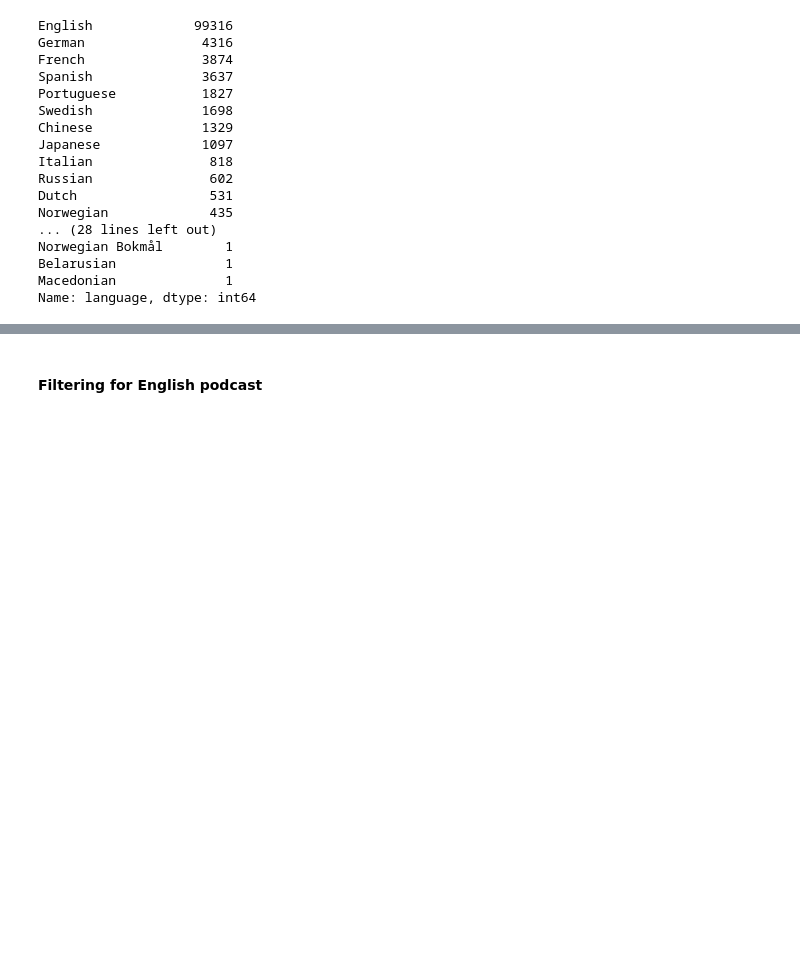
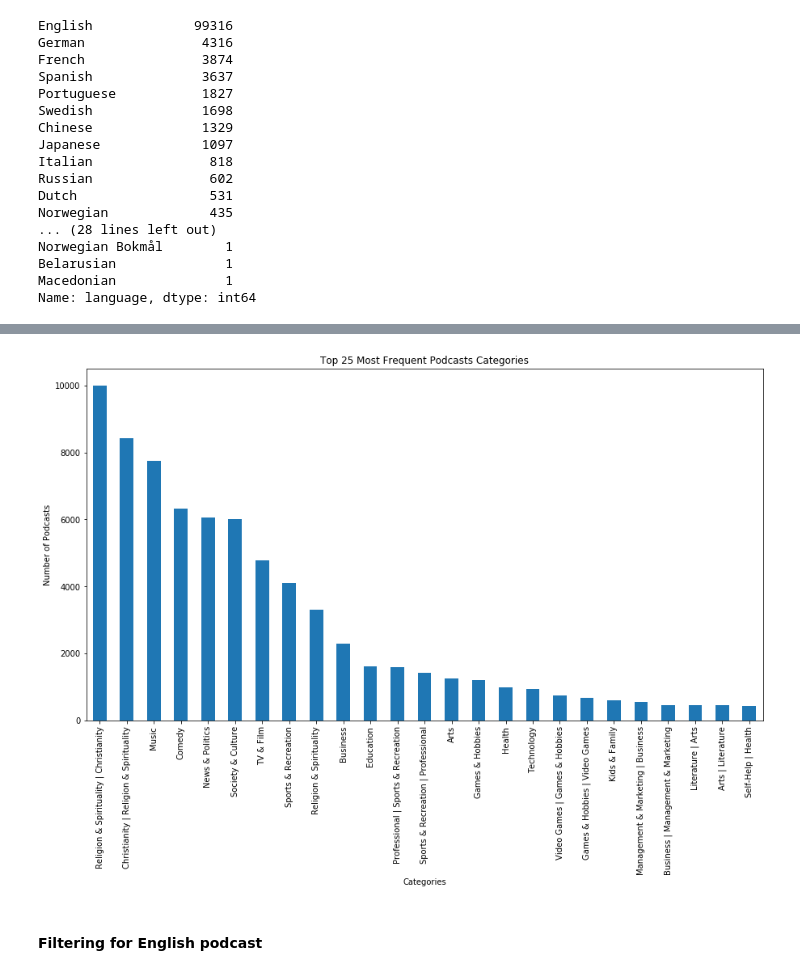
Before and after one commit to MissingNA/podcast_recommender_system, a Jupyter notebook: code/recommendation_engine.ipynb, the cells around one changed output, grey strips where cells are left out. Saved outputs shown, nothing was run; the diff lists cells and outputs as text; code cells hidden in the pictures; blank space fills up the shorter version.

```diff
--- a/code/recommendation_engine.ipynb
+++ b/code/recommendation_engine.ipynb
@@ -162,3 +170,11 @@ Name: language, dtype: int64
+# %%
+plt.figure(figsize=(15,8))
+podcasts['categories'].value_counts()[:25].plot.bar()
+plt.title('Top 25 Most Frequent Podcasts Categories')
+plt.xlabel('Categories')
+plt.ylabel('Number of Podcasts');
+# %% [output]
+[figure, added]
 # %% [markdown]
 #### Filtering for English podcast
 # %%
```
Also changed, not shown: parts of 4 cells of this notebook.
